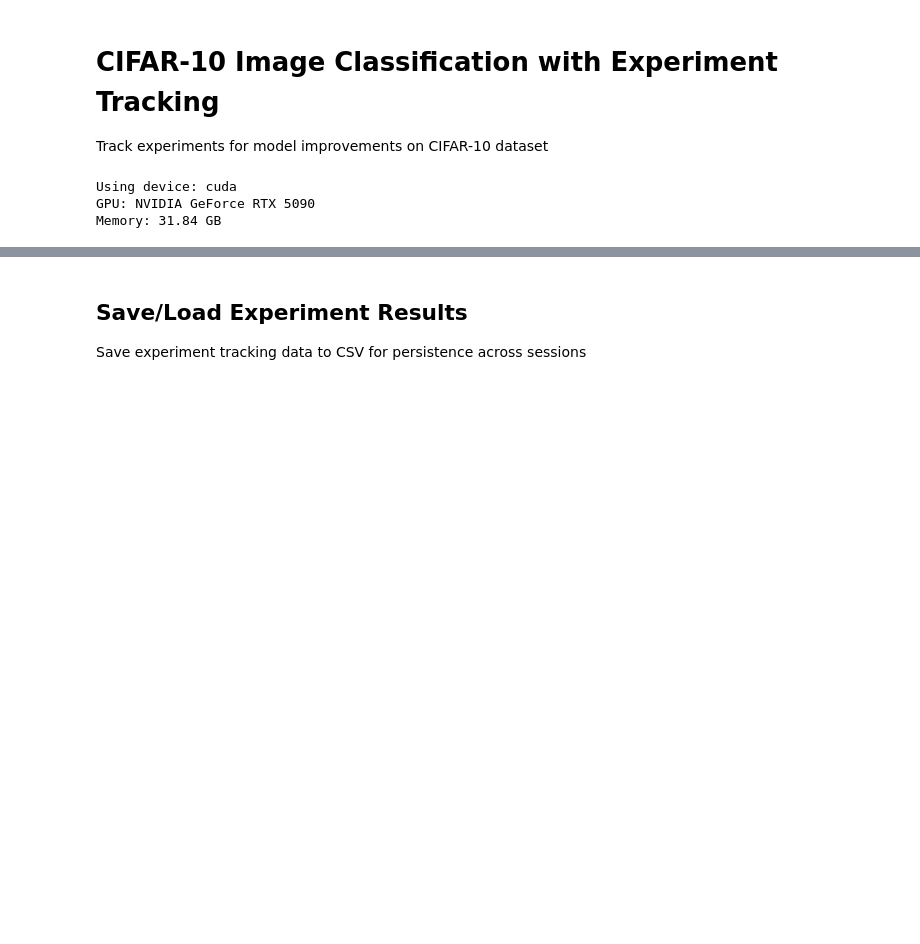
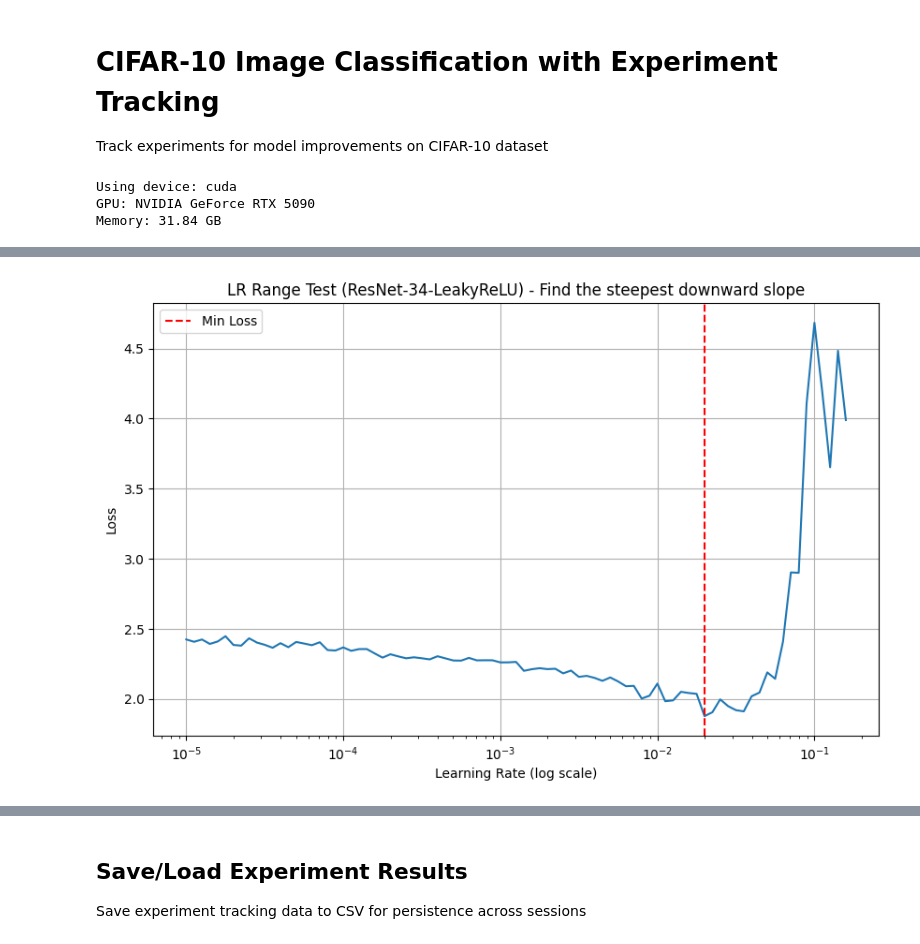
Before and after one commit to aneangel/improving_CiFAR10, a Jupyter notebook: image_classifier.ipynb, the cells around one changed output, grey strips where cells are left out. Drawn from its saved outputs; the diff is of its cells as text; code cells hidden in the pictures; blank space fills up the shorter version.

```diff
--- a/image_classifier.ipynb
+++ b/image_classifier.ipynb
@@ -117,0 +241,95 @@ Total params: 11,173,962
+# %%
+# LR Finder - Automatically find optimal learning rate (Leslie Smith Method)
+def find_lr(trainloader, device, start_lr=1e-5, end_lr=1, num_iter=100):
+    """
+    Leslie Smith's LR Range Test
+    Gradually increases LR and plots loss to find optimal learning rate
+    Note: Creates a fresh model to avoid modifying the main model
+    """
+    # Create fresh model for LR finding (matches training model)
+    if use_deeper:
+        test_model = resnet34_leaky()
+    else:
+        test_model = resnet18_leaky()
+
+    test_model = test_model.to(device)
+    test_model.train()
+
+    test_criterion = nn.CrossEntropyLoss()
+    test_optimizer = optim.SGD(test_model.parameters(), lr=start_lr, momentum=0.9, weight_decay=5e-4)
+
+    lr_mult = (end_lr / start_lr) ** (1 / num_iter)
+    lr = start_lr
+
+    lrs = []
+    losses = []
+    best_loss = float('inf')
+
+    print(f"Running LR Range Test with {model_name}...")
+    for batch_idx, (inputs, labels) in enumerate(trainloader):
+        if batch_idx >= num_iter:
+            break
+
+        inputs, labels = inputs.to(device), labels.to(device)
+
+        test_optimizer.zero_grad()
+        outputs = test_model(inputs)
+        loss = test_criterion(outputs, labels)
+
+        # Stop if loss explodes
+        if loss.item() > 4 * best_loss or torch.isnan(loss):
+            print(f"Stopping early at iteration {batch_idx} - loss exploded")
+            break
+
+        if loss.item() < best_loss:
+            best_loss = loss.item()
+
+        losses.append(loss.item())
+        lrs.append(lr)
+
+        loss.backward()
+        test_optimizer.step()
+
+        lr *= lr_mult
+        for param_group in test_optimizer.param_groups:
+            param_group['lr'] = lr
+
+    # Plot
+    plt.figure(figsize=(10, 6))
+    plt.plot(lrs, losses)
+    plt.xscale('log')
+    plt.xlabel('Learning Rate (log scale)')
+    plt.ylabel('Loss')
+    plt.title(f'LR Range Test ({model_name}) - Find the steepest downward slope')
+    plt.grid(True)
+    plt.axvline(x=lrs[np.array(losses).argmin()], color='r', linestyle='--', label='Min Loss')
+    plt.legend()
+    plt.show()
+
+    # Find suggested LR (point of steepest descent)
+    gradients = np.gradient(np.array(losses))
+    min_grad_idx = gradients.argmin()
+    suggested_lr = lrs[min_grad_idx]
+
+    print(f"\n✓ LR Range Test Complete!")
+    print(f"  Suggested LR: {suggested_lr:.6f}")
+    print(f"  Recommended range: {suggested_lr/10:.6f} to {suggested_lr:.6f}")
+
+    # Clean up
+    del test_model, test_optimizer
+    torch.cuda.empty_cache()
+
+    return suggested_lr
+
+# Run LR finder by default
+use_lr_finder = True  # Set to False to skip LR finding
+
+if use_lr_finder:
+    suggested_lr = find_lr(trainloader, device, start_lr=1e-5, end_lr=1, num_iter=100)
+    learning_rate = suggested_lr  # Use the found LR
+else:
+    learning_rate = 0.1  # Default fallback
+    suggested_lr = learning_rate
+
+print(f"\nUsing learning rate: {learning_rate:.6f}")
+# %% [output]
@@ -117,0 +338 @@ Total params: 11,173,962
+[figure, added]
```
Also changed, not shown: parts of 13 cells of this notebook.
